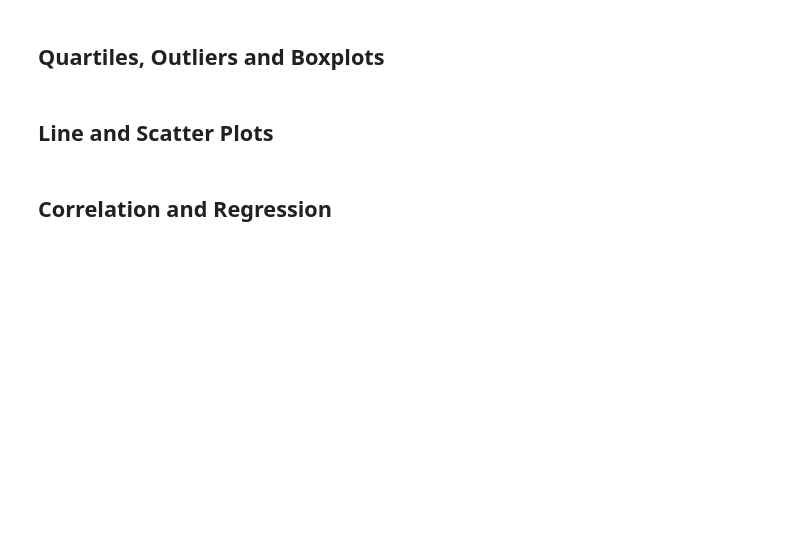
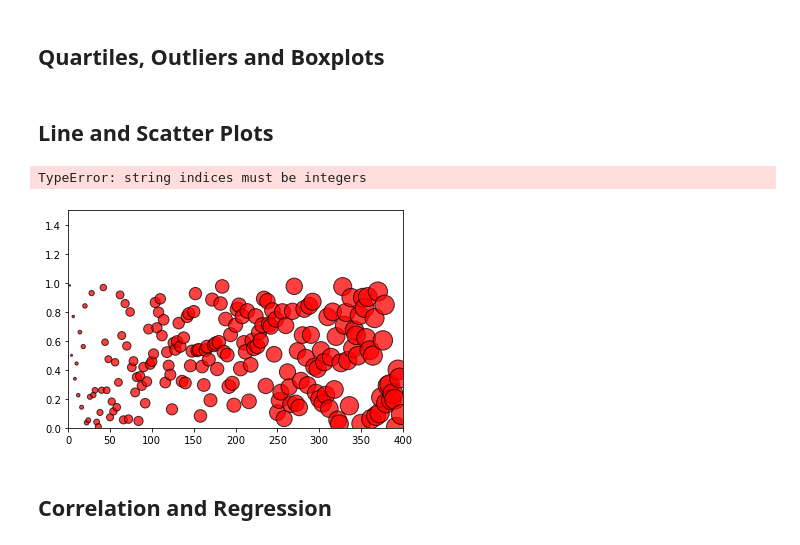
Before and after one commit to kjallen24/PowerofPlots, a Jupyter notebook: Pymaceuticals/pymaceuticals_analysis.ipynb, the cells around one changed output. Cells and saved outputs as stored; diff of their text form; code cells hidden in the pictures; blank space fills up the shorter version.

```diff
--- a/Pymaceuticals/pymaceuticals_analysis.ipynb
+++ b/Pymaceuticals/pymaceuticals_analysis.ipynb
@@ -330,3 +330,10 @@ plt.axis("equal")
 ## Line and Scatter Plots
 # %%
 # Generate a line plot of tumor volume vs. time point for a mouse treated with Capomulin
+#car_data['horsepower'] = pd.to_numeric(car_data['horsepower'])
+capo_comp = pd.DataFrame({"Tumor Volume:" ["Tumor Volume (mm3)"], "Timepoint", ["Timepoint"]})
+capo_comp.plot(kind="scatter", x="Timepoint", y="Tumor Volume (mm3)", grid=False, figsize=(8,8),
+              title="Tm vs TP")
+plt.show()
+# %% [output]
+TypeError: string indices must be integers
@@ -335,3 +340,20 @@ plt.axis("equal")
+# %%
+# Generate a scatter plot of average tumor volume vs. mouse weight for the Capomulin regimen
+# The maximum x value for our chart will be 100
+x_limit = 400
+
+# List of values from 0 to 100 each value being 1 greater than the last
+x_axis = np.arange(0, x_limit, 2)
+
+# Create a random array of data that we will use for our y values
+data = [random.random() for value in x_axis]
+plt.scatter(x_axis, data, marker="o", facecolors="red", edgecolors="black",
+            s=x_axis, alpha=0.75)
+plt.ylim(0, 1.5)
+plt.xlim(0, x_limit)
+plt.show()
+# %% [output]
+[figure, added]
 # %% [markdown]
 ## Correlation and Regression
 # %%
```
Also changed, not shown: parts of 2 cells of this notebook.
